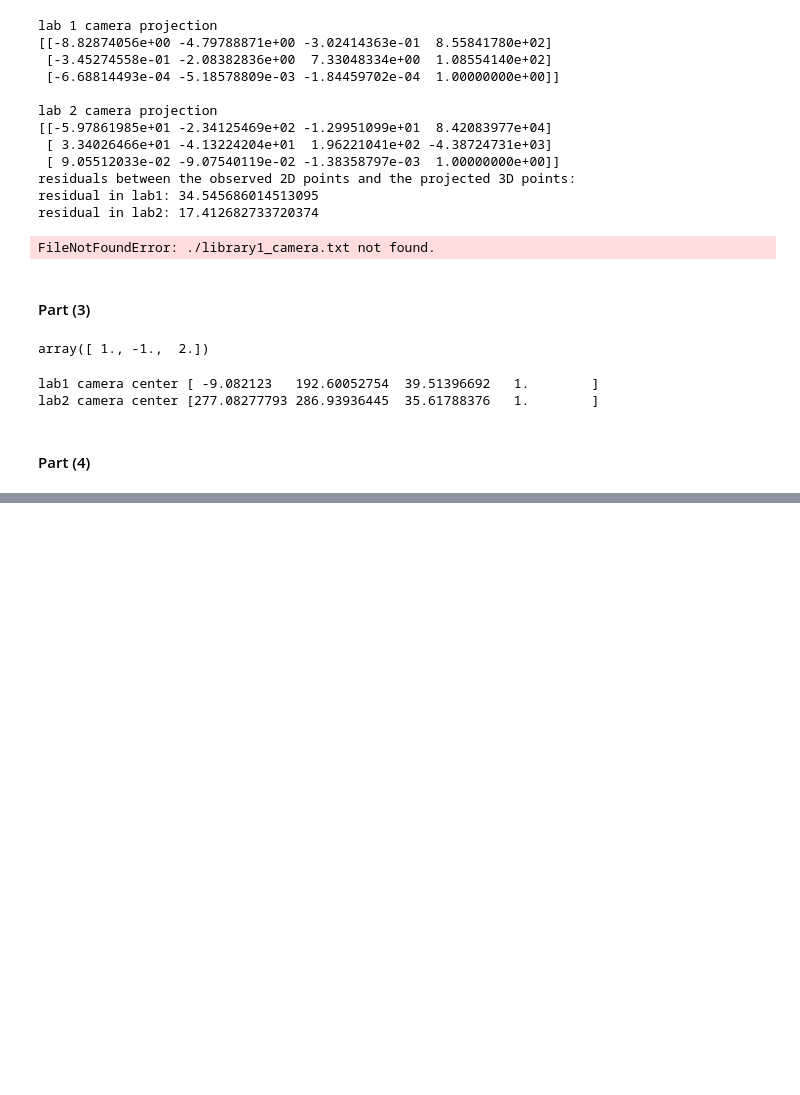
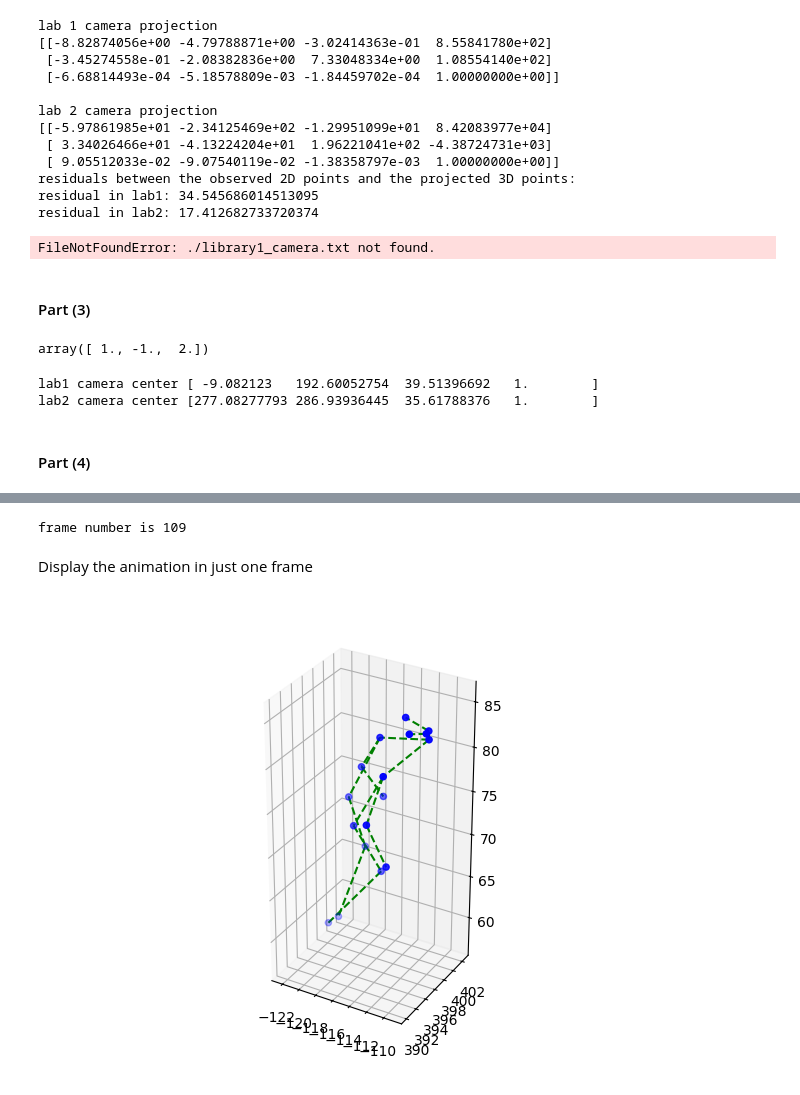
Before and after one commit to junryuf2/cs543_FINAL_proj, a Jupyter notebook: fundamental.ipynb, the cells around one changed output, grey strips where cells are left out. Drawn from its saved outputs; the diff is of its cells as text; code cells hidden in the pictures; blank space fills up the shorter version.

Commit message:
pose 3d prototype complete

```diff
--- a/fundamental.ipynb
+++ b/fundamental.ipynb
@@ -469,20 +469,20 @@ pts_3d = np.loadtxt('./futsal_court3d.txt')
 matches = np.loadtxt('./custom_match.txt')
 
 # <YOUR CODE> print lab camera projection matrices:
-lab1_proj = camera_calibration(matches[:, :2], pts_3d)
-lab2_proj = camera_calibration(matches[:, 2:], pts_3d)
+lab1_camera_proj = camera_calibration(matches[:, :2], pts_3d)
+lab2_camera_proj = camera_calibration(matches[:, 2:], pts_3d)
 print('lab 1 camera projection')
-print(lab1_proj)
+print(lab1_camera_proj)
 
 print('')
 print('lab 2 camera projection')
-print(lab2_proj)
+print(lab2_camera_proj)
 
 # <YOUR CODE> evaluate the residuals for both estimated cameras
-_, lab1_res = evaluate_points(lab1_proj, matches[:, :2], pts_3d)
+_, lab1_res = evaluate_points(lab1_camera_proj, matches[:, :2], pts_3d)
 print('residuals between the observed 2D points and the projected 3D points:')
 print('residual in lab1:', lab1_res)
-_, lab2_res = evaluate_points(lab2_proj, matches[:, 2:], pts_3d)
+_, lab2_res = evaluate_points(lab2_camera_proj, matches[:, 2:], pts_3d)
 print('residual in lab2:', lab2_res)
 # %% [output]
 lab 1 camera projection
@@ -686,0 +663,21 @@ plt.show()
+# %%
+import json
+def load_keypoints(json_file):
+    with open(json_file, 'r') as file:
+        data = json.load(file)
+    return [np.array(frame['keypoints'][0]) for frame in data if frame['keypoints']]
+# %%
+json_file1 = 'revised_videos/keypoints/IMG_0674.json'
+json_file2 = 'revised_videos/keypoints/IMG_2358.json'
+keypoints1 = load_keypoints(json_file1)
+keypoints2 = load_keypoints(json_file2)
+pose3d = []
+num_frames = min(len(keypoints1), len(keypoints2))
+print(f"frame number is {num_frames}")
+for f in range(num_frames):
+    pose_keypoint_matches = np.c_[keypoints1[f], keypoints2[f]]
+    pose3d.append(triangulation(pose_keypoint_matches, lab1_camera_proj, lab2_camera_proj))
+
+#pose3d should have the shape (#frame, 17, 3)
+# %% [output]
+frame number is 109
@@ -686,0 +691,18 @@ plt.show()
+# %% [markdown]
+Display the animation in just one frame
+# %%
+fig = plt.figure()
+ax = fig.add_subplot(111, projection='3d')
+frame = 10
+ax.scatter(pose3d[frame][:, 0], pose3d[frame][:, 1], pose3d[frame][:, 2], c='b', label='Points')
+connections = [(0,1), (1,3), (0,2), (2,4), (0,5), (0,6), (5,7), (7,9), (6,8), (8,10),
+(5,11), (11,13), (13,15), (6,12), (12,14), (14,16)]
+
+for start_idx, end_idx in connections:
+    start_point = pose3d[frame][start_idx]
+    end_point = pose3d[frame][end_idx]
+    ax.plot([start_point[0], end_point[0]], [start_point[1], end_point[1]], [start_point[2], end_point[2]], color='green', linestyle='--')
+
+ax.set_aspect('equal')
+# %% [output]
+[figure, added]
```
Also changed, not shown: parts of 10 cells of this notebook, 3 other files.
